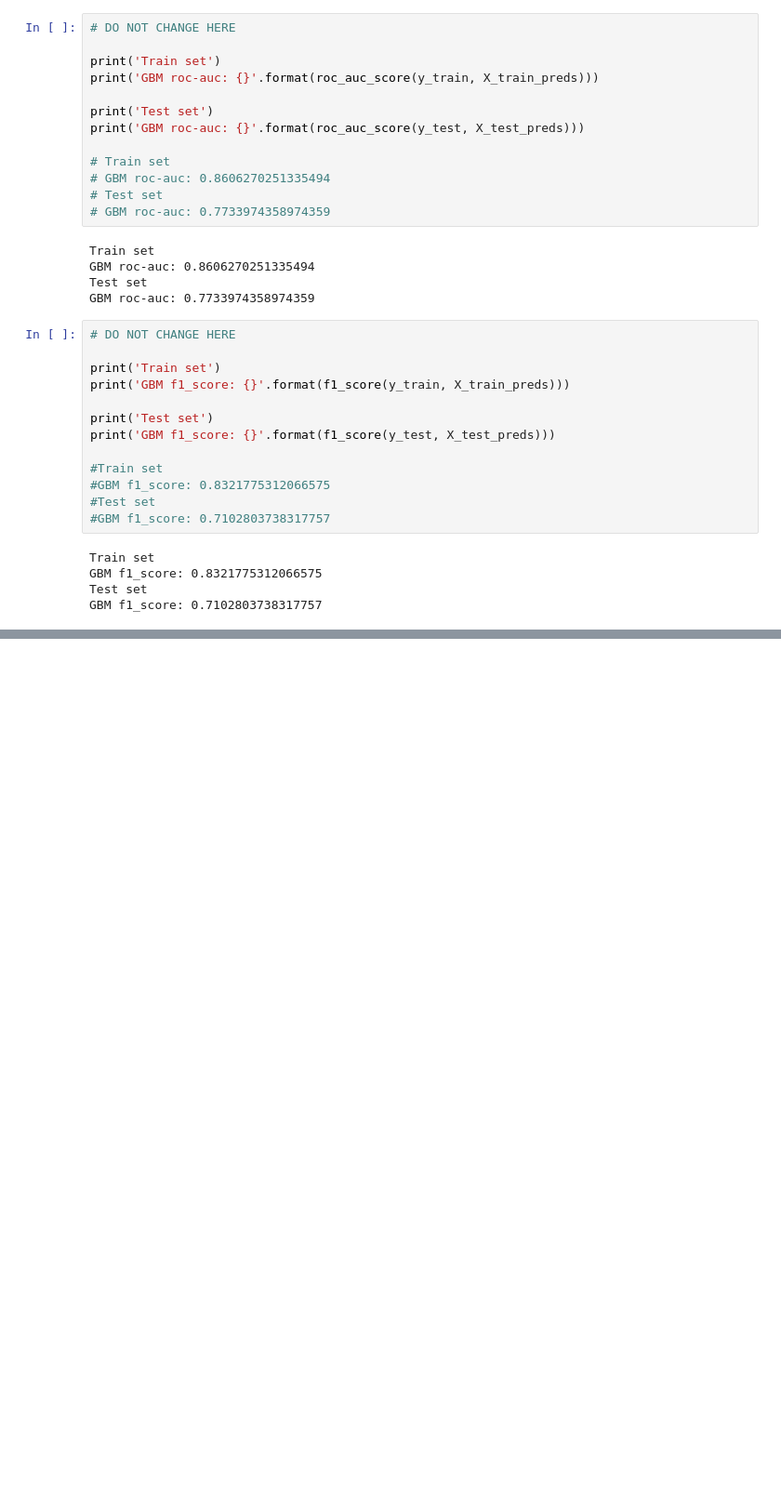
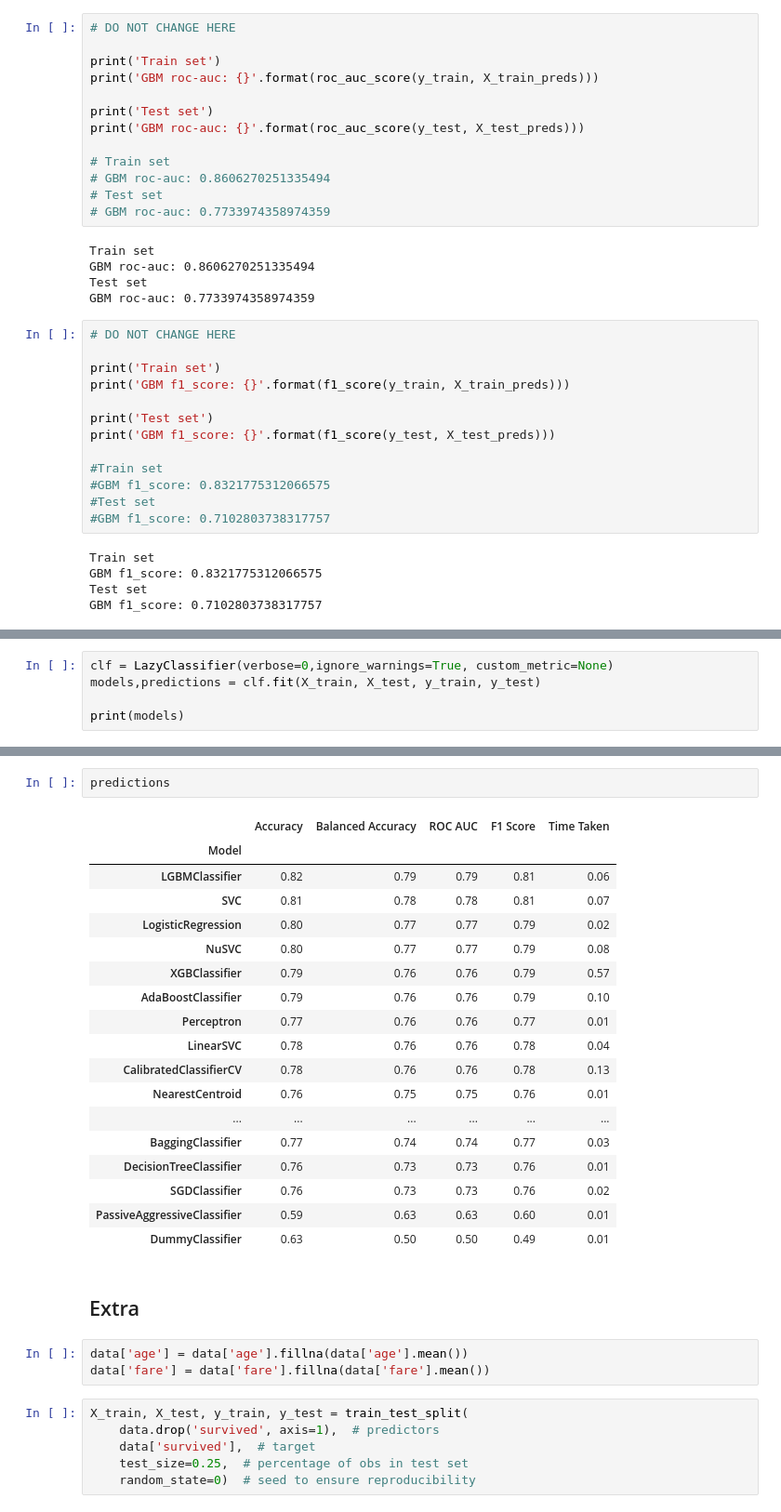
Before and after one commit to duongtrung/IU-DataScienceCourse, a Jupyter notebook: Session4_codes/Challenge/01-Classification-titanic.ipynb, the cells around one changed output, grey strips where cells are left out. Shown at 93% size. Saved outputs shown, nothing was run; the diff lists cells and outputs as text; blank space fills up the shorter version.

```diff
--- a/Session4_codes/Challenge/01-Classification-titanic.ipynb
+++ b/Session4_codes/Challenge/01-Classification-titanic.ipynb
@@ -206,0 +209,5 @@ GBM f1_score: 0.7102803738317757
+# %%
+clf = LazyClassifier(verbose=0,ignore_warnings=True, custom_metric=None)
+models,predictions = clf.fit(X_train, X_test, y_train, y_test)
+
+print(models)
@@ -206,0 +232,32 @@ GBM f1_score: 0.7102803738317757
+# %%
+predictions
+# %% [output]
+|  | Accuracy | Balanced Accuracy | ROC AUC | F1 Score | Time Taken |
+| Model |  |  |  |  |  |
+| LGBMClassifier | 0.82 | 0.79 | 0.79 | 0.81 | 0.06 |
+| SVC | 0.81 | 0.78 | 0.78 | 0.81 | 0.07 |
+| LogisticRegression | 0.80 | 0.77 | 0.77 | 0.79 | 0.02 |
+| NuSVC | 0.80 | 0.77 | 0.77 | 0.79 | 0.08 |
+| XGBClassifier | 0.79 | 0.76 | 0.76 | 0.79 | 0.57 |
+| AdaBoostClassifier | 0.79 | 0.76 | 0.76 | 0.79 | 0.10 |
+| Perceptron | 0.77 | 0.76 | 0.76 | 0.77 | 0.01 |
+| LinearSVC | 0.78 | 0.76 | 0.76 | 0.78 | 0.04 |
+| CalibratedClassifierCV | 0.78 | 0.76 | 0.76 | 0.78 | 0.13 |
+| NearestCentroid | 0.76 | 0.75 | 0.75 | 0.76 | 0.01 |
+| ... | ... | ... | ... | ... | ... |
+| BaggingClassifier | 0.77 | 0.74 | 0.74 | 0.77 | 0.03 |
+| DecisionTreeClassifier | 0.76 | 0.73 | 0.73 | 0.76 | 0.01 |
+| SGDClassifier | 0.76 | 0.73 | 0.73 | 0.76 | 0.02 |
+| PassiveAggressiveClassifier | 0.59 | 0.63 | 0.63 | 0.60 | 0.01 |
+| DummyClassifier | 0.63 | 0.50 | 0.50 | 0.49 | 0.01 |
+# %% [markdown]
+## Extra
+# %%
+data['age'] = data['age'].fillna(data['age'].mean())
+data['fare'] = data['fare'].fillna(data['fare'].mean())
+# %%
+X_train, X_test, y_train, y_test = train_test_split(
+    data.drop('survived', axis=1),  # predictors
+    data['survived'],  # target
+    test_size=0.25,  # percentage of obs in test set
+    random_state=0)  # seed to ensure reproducibility
```
Also changed, not shown: parts of 3 cells of this notebook, 1 other file.
